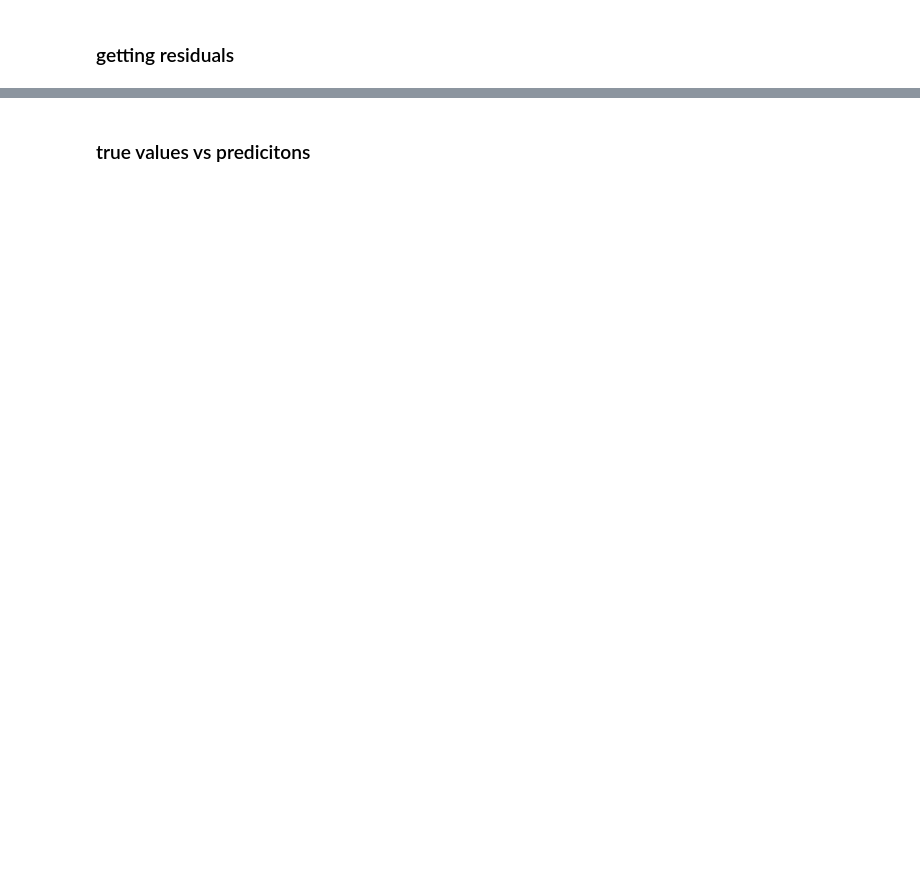
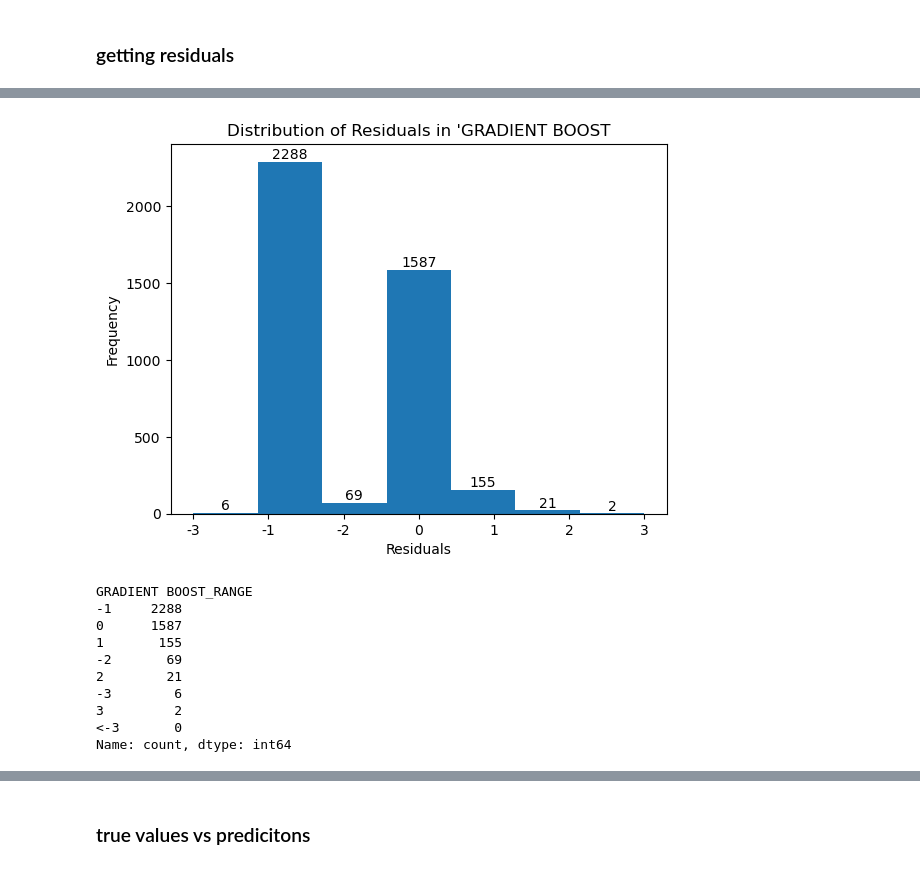
Before and after one commit to leofrio/california-house-pricing-model-comparrison-leo, a Jupyter notebook: californiapricing.ipynb, the cells around one changed output, grey strips where cells are left out. Drawn from its saved outputs; the diff is of its cells as text; code cells hidden in the pictures; blank space fills up the shorter version.

```diff
--- a/californiapricing.ipynb
+++ b/californiapricing.ipynb
@@ -858,3 +878,27 @@ new_df
+# %%
+residuals = y_test - predictions['GRADIENT BOOST']
+N,bins,patches=plt.hist(df_residuals['GRADIENT BOOST_RANGE'],bins=7)
+for p in patches:
+    height = p.get_height()
+    if height > 0:
+        plt.text(p.get_x() + p.get_width() / 2., height, f'{int(height)}', ha='center', va='bottom')
+plt.xlabel("Residuals")
+plt.ylabel("Frequency")
+plt.title("Distribution of Residuals in 'GRADIENT BOOST")
+plt.show()
+df_residuals['GRADIENT BOOST_RANGE'].value_counts()
+# %% [output]
+[figure, added]
+GRADIENT BOOST_RANGE
+-1     2288
+0      1587
+1       155
+-2       69
+2        21
+-3        6
+3         2
+<-3       0
+Name: count, dtype: int64
 # %%
 df_residuals['DECISION TREE_RANGE'].value_counts()
 # %% [output]
```
Also changed, not shown: parts of 27 cells of this notebook, 6 other files.
